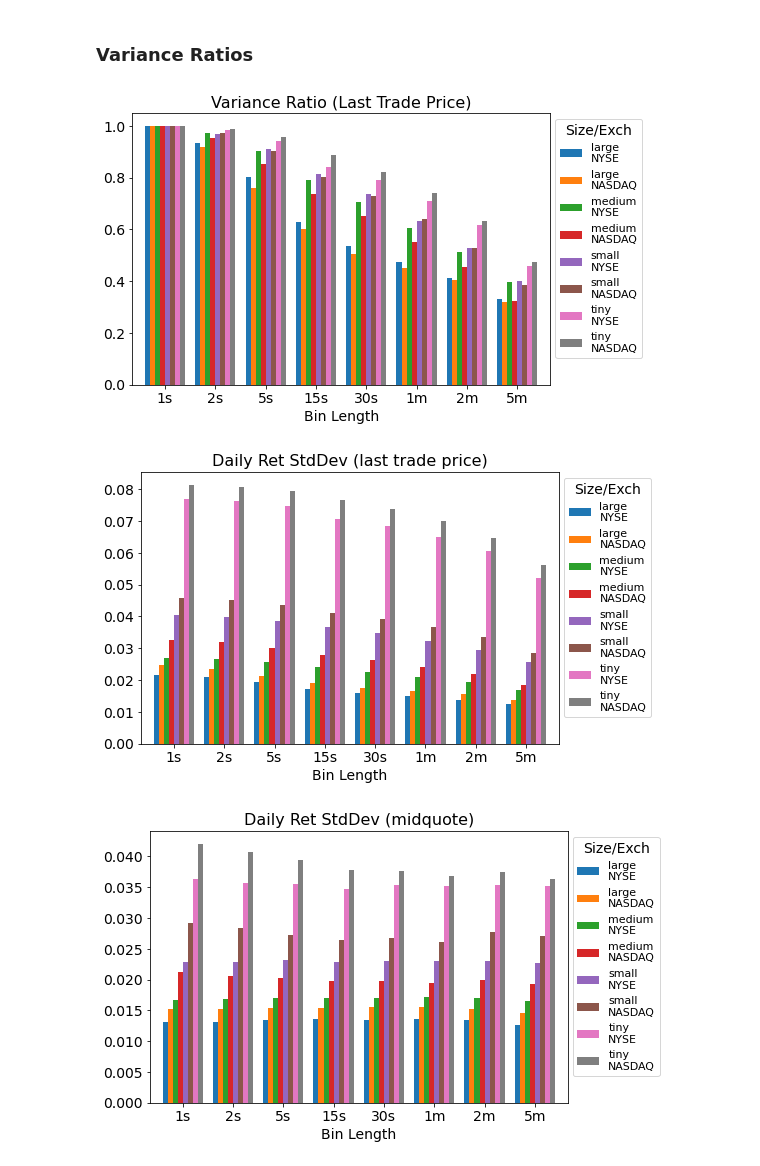
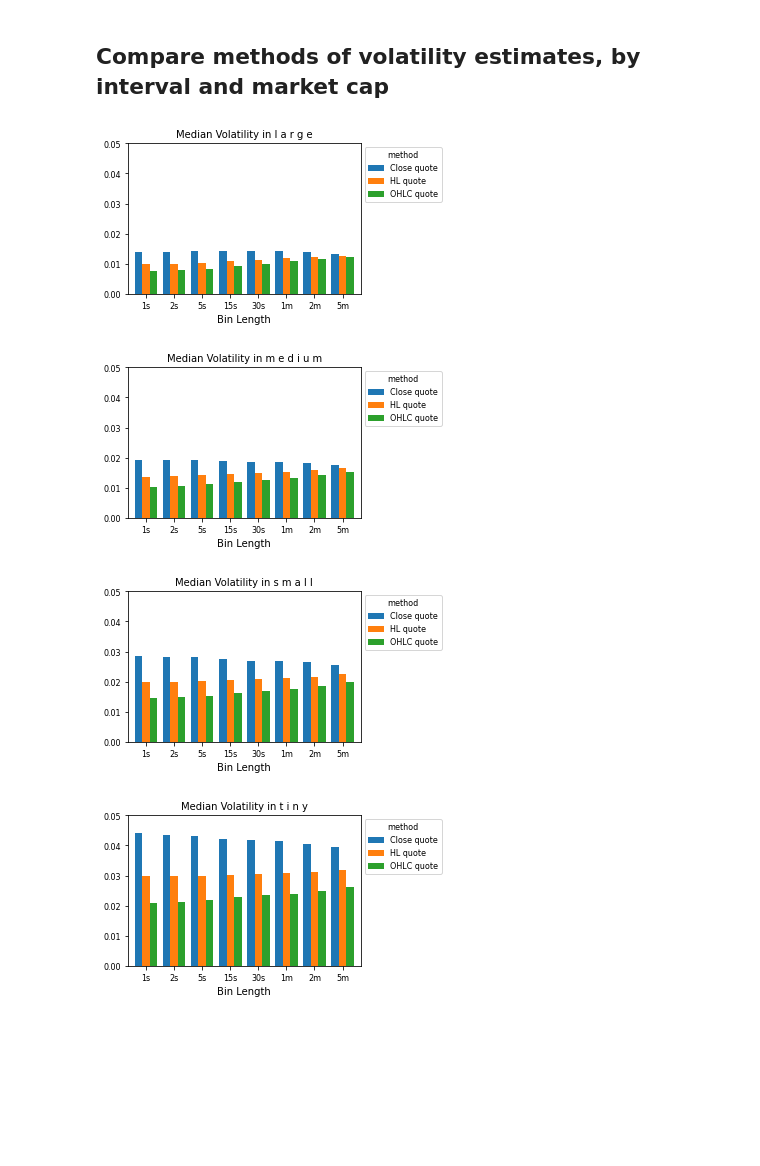
Before and after one commit to terence-lim/data-science-notebooks, a Jupyter notebook: market_microstructure.ipynb, the cells around one changed output. Drawn from its saved outputs; the diff is of its cells as text; code cells hidden in the pictures; blank space fills up the shorter version.

```diff
--- a/market_microstructure.ipynb
+++ b/market_microstructure.ipynb
@@ -273,29 +370,34 @@ plt.savefig(os.path.join(logdir, 'tzero.jpg'))
-# %% [markdown]
-### Variance Ratios
-# %%
-labels = [f"tvar{v}{u}" for v, u in intervals]
-result = g[labels].median()
-result = result.div(result['tvar1s'].values, axis=0)
-ax = plot_helper(result.T, title="Variance Ratio (Last Trade Price)",
-                 xticks=xticks, xlabel="Bin Length",
-                 keys=keys, legend='Size/Exch', num=4)
-plt.savefig(os.path.join(logdir, 'tvratio.jpg'))
-
-labels = [f"tvar{v}{u}" for v, u in intervals]
-result = np.sqrt(g[labels].median())
-ax = plot_helper(result.T, title="Daily Ret StdDev (last trade price)",
-                 xticks=xticks, xlabel="Bin Length",
-                 keys=keys, legend='Size/Exch', num=5)
-plt.savefig(os.path.join(logdir, 'tstd.jpg'))
-
-labels = [f"qvar{v}{u}" for v, u in intervals]
-result = np.sqrt(g[labels].median())
-ax = plot_helper(result.T, title="Daily Ret StdDev (midquote)",
-                 xticks=xticks, xlabel="Bin Length",
-                 keys=keys, legend='Size/Exch', num=6)
-plt.savefig(os.path.join(logdir, 'qstd.jpg'))
-# %% [output]
-[figure, removed]
-[figure, removed]
-[figure, removed]
+# %% [markdown]
+## Compare methods of volatility estimates, by interval and market cap
+# %%
+for ifig, (split_label, split_df) in enumerate(groupby):
+    vol_df = np.sqrt(split_df[[c for c in daily_df.columns if "qvar" in c]])
+    result = []
+    for col in [c for c in vol_df.columns if "qvar" in c]:
+        if col[4] == 'H':
+            m = 'HL'
+        elif col[4] == 'O':
+            m = 'OHLC'
+        else:
+            m = 'Close'
+        result.append({'method': m + ' ' + {'t': 'trade', 'q': 'quote'}[col[0]],
+                       'interval': (int("".join(filter(str.isdigit, col)))
+                                    * (60 if col[-1] == 'm' else 1)),
+                       'val': vol_df[col].median()})
+    result = DataFrame.from_dict(result, orient='columns')\
+        .pivot(index='interval', columns='method', values='val')
+    ax = plot_helper(result,
+                     title="Median Volatility in " + " ".join(split_label),
+                     xticks=xticks,
+                     xlabel="Bin Length",
+                     keys=result.columns,
+                     num=1+ifig,
+                     ylim=[0.0 ,0.05],
+                     legend='method')
+    plt.savefig(imgdir / ('tick_' + "_".join(split_label) + '.jpg'))
+# %% [output]
+[figure, added]
+[figure, added]
+[figure, added]
+[figure, added]
 # %% [markdown]
```
Also changed, not shown: parts of 25 cells of this notebook.
